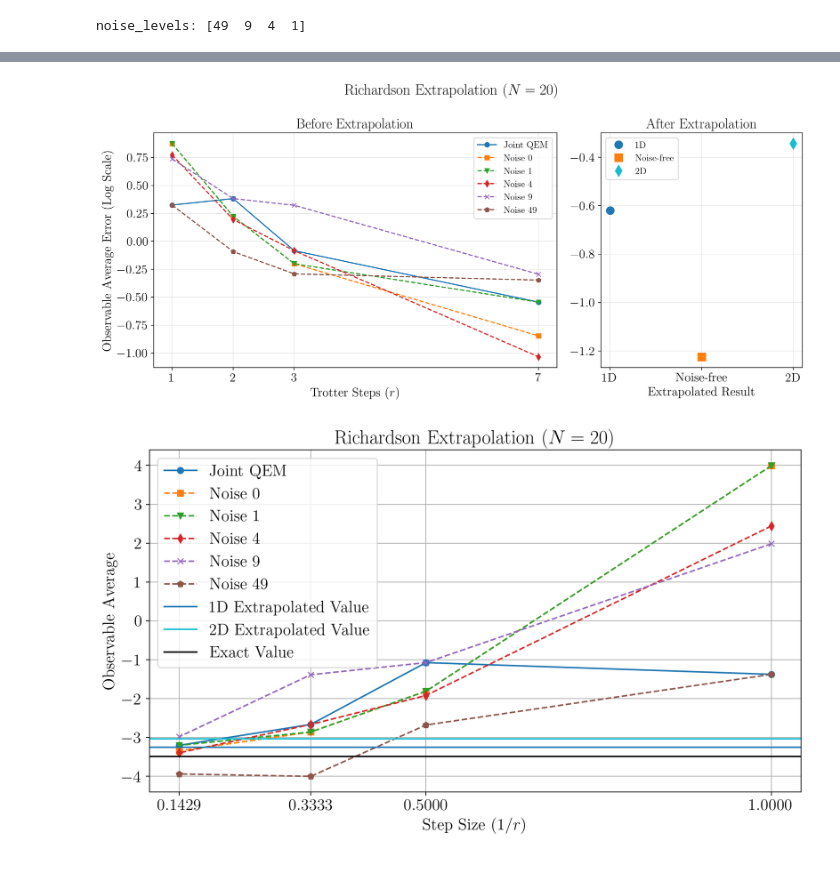
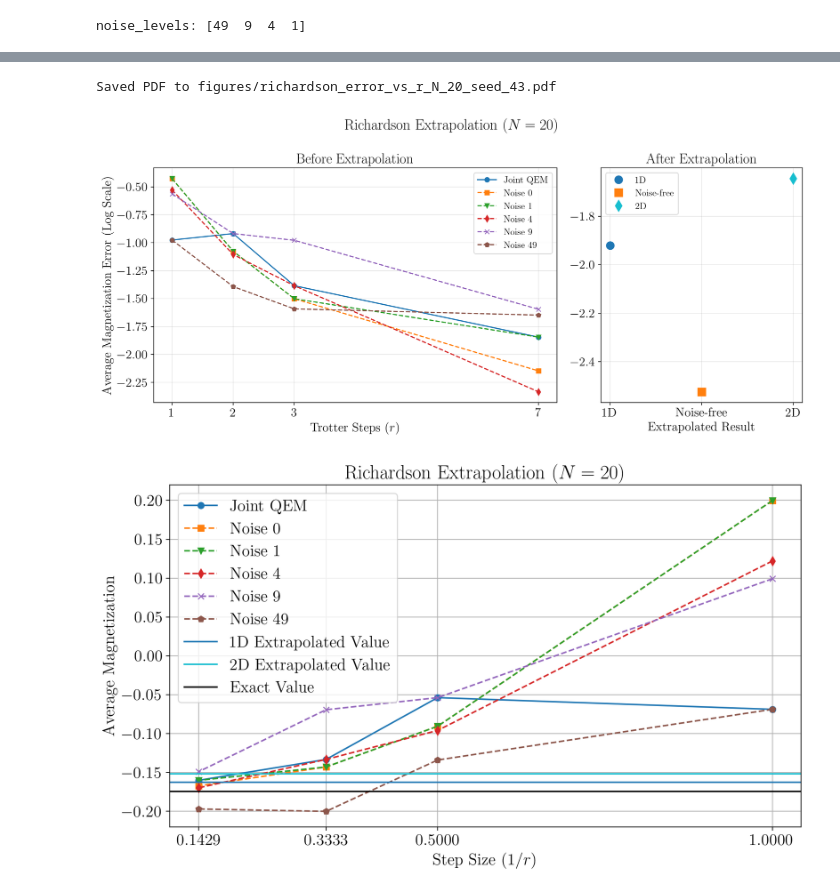
Before and after one commit to Qubit-Fernand/quantum-error-mitigation, a Jupyter notebook: simulation_results/plot.ipynb, the cells around one changed output, grey strips where cells are left out. Cells and saved outputs as stored; diff of their text form; code cells hidden in the pictures.

Commit message:
average Z

```diff
--- a/simulation_results/plot.ipynb
+++ b/simulation_results/plot.ipynb
@@ -11,11 +11,12 @@ plt.rcParams.update({"font.size": 16})
 
 # 启用 LaTeX 渲染
 plt.rcParams["text.usetex"] = True
+SAVE_PDF = 1
 
 N = 20
 r = 1
 seed = 43
-exact = -3.488279085971956
+exact = -3.488279085971956 / N
 
 # r_list = np.array([1, 2, 4]) # Trotter steps
 # r_list = np.array([1, 2, 6]) # Trotter steps
@@ -25,6 +26,10 @@ x = np.flip(r_list**2) # noise levels
 # x = np.flip(r_list**3)  # noise levels
 print('noise_levels:', x)
 # r_list *= 2
+
+pdf_dir = Path("figures")
+pdf_name_steps = pdf_dir / f"richardson_error_vs_r_N_{N}_seed_{seed}.pdf"
+pdf_name_stepsize = pdf_dir / f"richardson_error_vs_inv_r_N_{N}_seed_{seed}.pdf"
 
 def get_y_values(noise_level, r_list, N, seed):
     y_values = []
@@ -39,7 +44,7 @@ def get_y_values(noise_level, r_list, N, seed):
         else:
             val_str = txt
         try:
-            y_values.append(float(val_str))
+            y_values.append(float(val_str) / N)
         except ValueError as e:
             raise ValueError(f'Cannot parse numeric value from {p}: {val_str}') from e
     return y_values
@@ -209,7 +214,7 @@ for label, x_values, y_values, style, color in raw_error_series:
     axs[0].plot(x_values, y_values, style, color=color, label=label)
 axs[0].set_title("Before Extrapolation", fontsize=18)
 axs[0].set_xlabel("Trotter Steps ($r$)")
-axs[0].set_ylabel("Observable Average Error (Log Scale)")
+axs[0].set_ylabel("Average Magnetization Error (Log Scale)")
 axs[0].set_xticks(r_list)
 axs[0].legend(loc="best", fontsize=12)
 axs[0].grid(alpha=0.3)
@@ -226,42 +231,47 @@ axs[1].legend(loc="best", fontsize=12)
 
 fig.suptitle(f"Richardson Extrapolation ($N={N}$)", y=0.98)
 fig.tight_layout()
+if SAVE_PDF:
+    pdf_dir.mkdir(parents=True, exist_ok=True)
+    fig.savefig(pdf_name_steps, bbox_inches="tight")
+    print(f"Saved PDF to {pdf_name_steps}")
 plt.show()
 # %% [output]
+Saved PDF to figures/richardson_error_vs_r_N_20_seed_43.pdf
-[figure, old version]
+[figure, new version]
 # %%
 fig, ax = plt.subplots(figsize=(10, 6))
 
 s_list = 1 / np.array(r_list)
 ax.plot(s_list, y, 'o-', label='Joint QEM')
 ax.plot(s_list, y0, 's--', label='Noise 0')
 ax.plot(s_list, y1, 'v--', label=f'Noise {x[-1]}')
 ax.plot(s_list, y2, 'd--', label=f'Noise {x[-2]}')
 ax.plot(s_list, y3, 'x--', label=f'Noise {x[-3]}')
 if len(r_list) > 3:
     ax.plot(s_list, y4, 'p--', label=f'Noise {x[-4]}')
 
 ax.axhline(extraplated_1D, color='C0', linestyle='-', label='1D Extrapolated Value')
 if 0:
     ax.axhline(extraplated_y0, color='C1', linestyle='--')
     ax.axhline(extraplated_y1, color='C2', linestyle='--')
     ax.axhline(extraplated_y2, color='C3', linestyle='--')
     ax.axhline(extraplated_y3, color='C4', linestyle='--')
 
 ax.axhline(y=extrapolated_2D, color='C9', linestyle='-', label='2D Extrapolated Value')
 ax.axhline(y=exact, color='k', linestyle='-', label='Exact Value')
 
 ax.set(xlabel='Step Size $(1/r)$',
-       ylabel='Observable Average',
+       ylabel='Average Magnetization',
        title=f'Richardson Extrapolation ($N={N}$)',
        xticks=s_list)
 
 ax.legend()
 ax.grid()
 fig.tight_layout()
 plt.show()
 # %% [output]
-[figure, old version]
+[figure, new version]
 # %%
 s_list = 1 / np.array(r_list)
 
```
Also changed, not shown: parts of 4 cells of this notebook, 2 other files.
